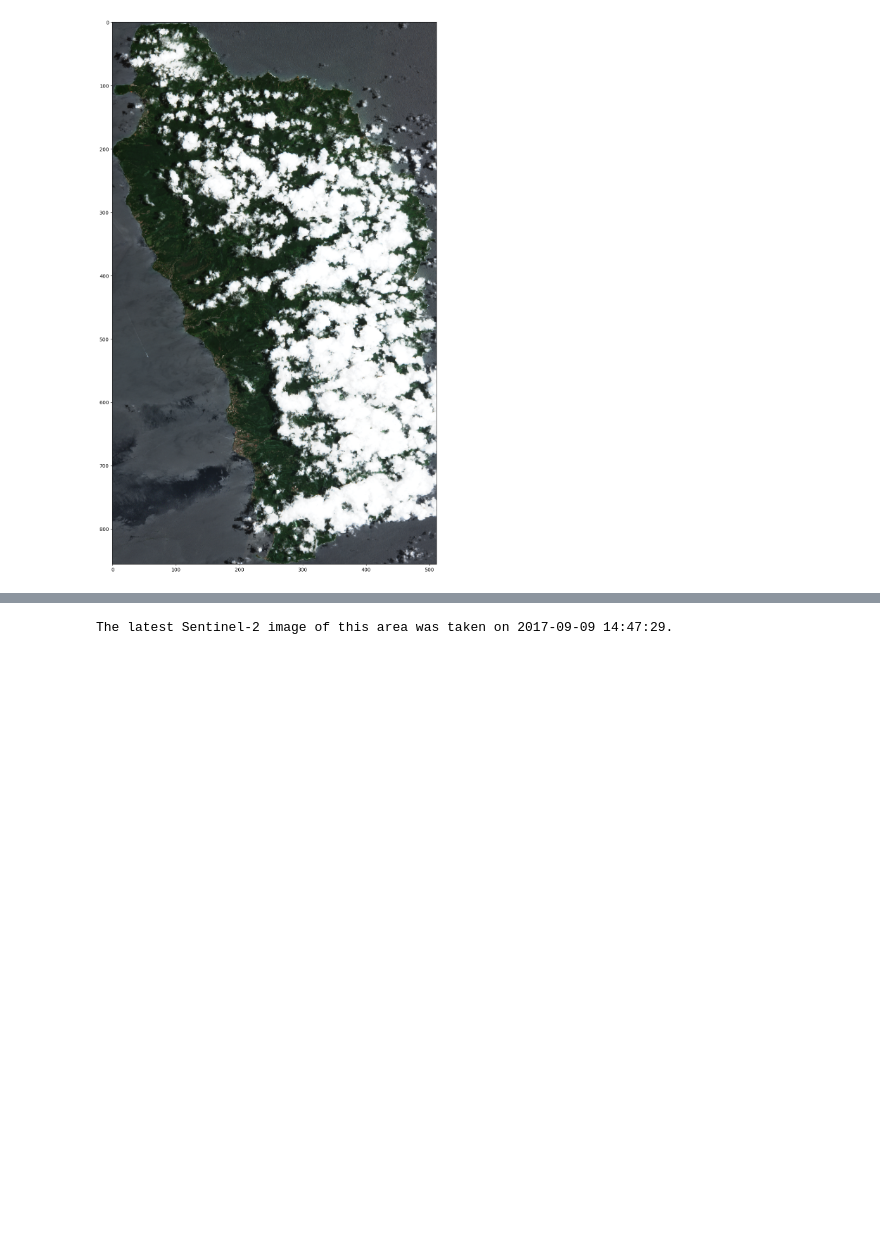
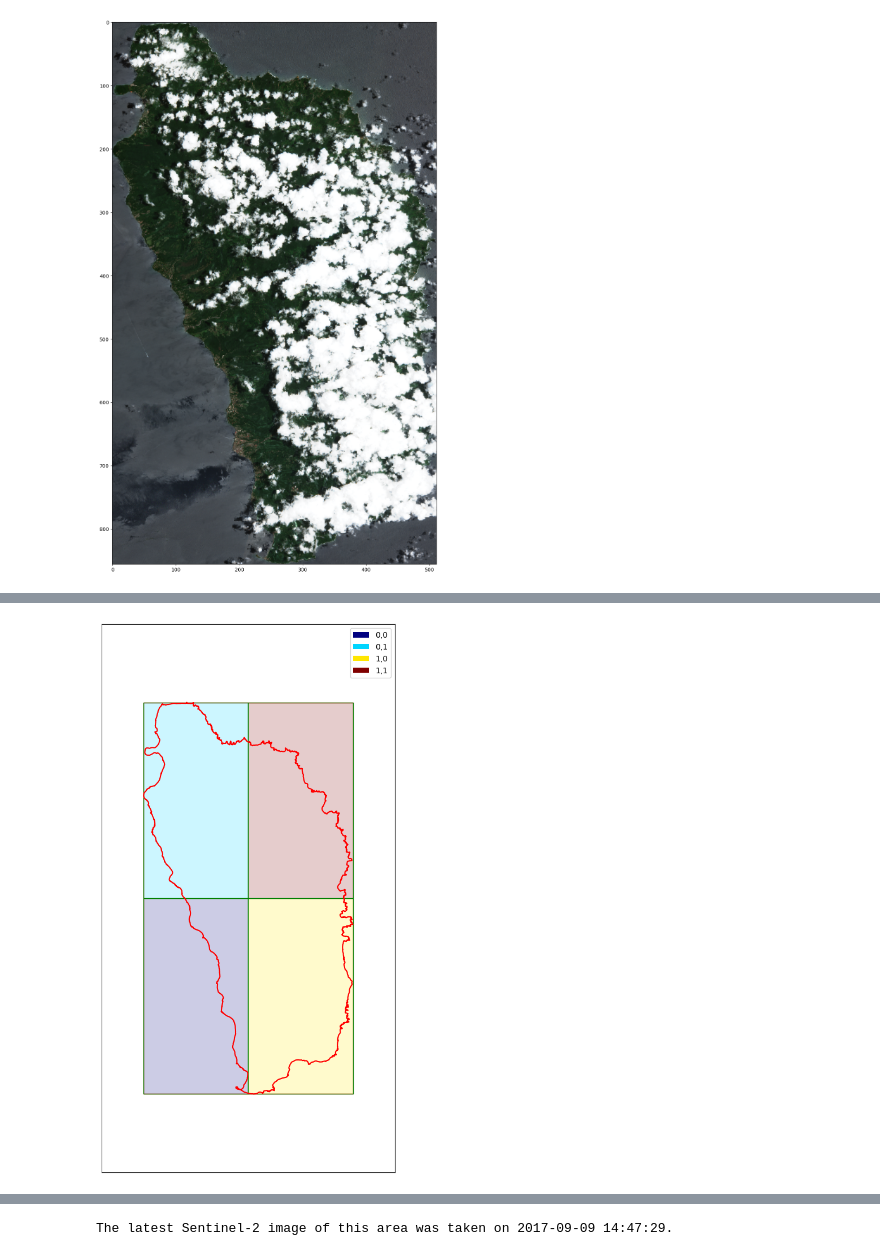
Before and after one commit to CyberComplex/Space-tica, a Jupyter notebook: Bridges.ipynb, the cells around one changed output, grey strips where cells are left out. Cells and saved outputs as stored; diff of their text form; code cells hidden in the pictures; blank space fills up the shorter version.

Commit message:
Large updates to include breaking boundary boxes down to smaller tiles to enable higher resolution imagery of each area of Dominica and visualising them.

```diff
--- a/Bridges.ipynb
+++ b/Bridges.ipynb
@@ -127,0 +159,15 @@ ax.imshow(image)
+# %%
+#Split Dominica bbox into a few tiles. 2x2 tiles.
+minx, miny, maxx, maxy = -61.4801175, 15.2076318, -61.2400927, 15.6402755
+dominica_bbox_poly = Polygon([(minx, miny), (minx, maxy), (maxx, maxy), (maxx, miny)])
+bbox_splitter = BBoxSplitter([dominica_bbox_poly], CRS.WGS84, split_shape=(2, 2))
+
+print("Area bounding box: {}\n".format(bbox_splitter.get_area_bbox().__repr__()))
+bbox_list = bbox_splitter.get_bbox_list()
+info_list = bbox_splitter.get_info_list()
+
+print(
+    "Each bounding box also has some info how it was created.\nExample:\nbbox: {}\ninfo: {}\n".format(
+        bbox_list[0].__repr__(), info_list[0]
+    )
+)
@@ -127,0 +284,4 @@ ax.imshow(image)
+# %%
+show_splitter(bbox_splitter, show_legend=True)
+# %% [output]
+[figure, added]
```
Also changed, not shown: parts of 17 cells of this notebook, 15 other files.
